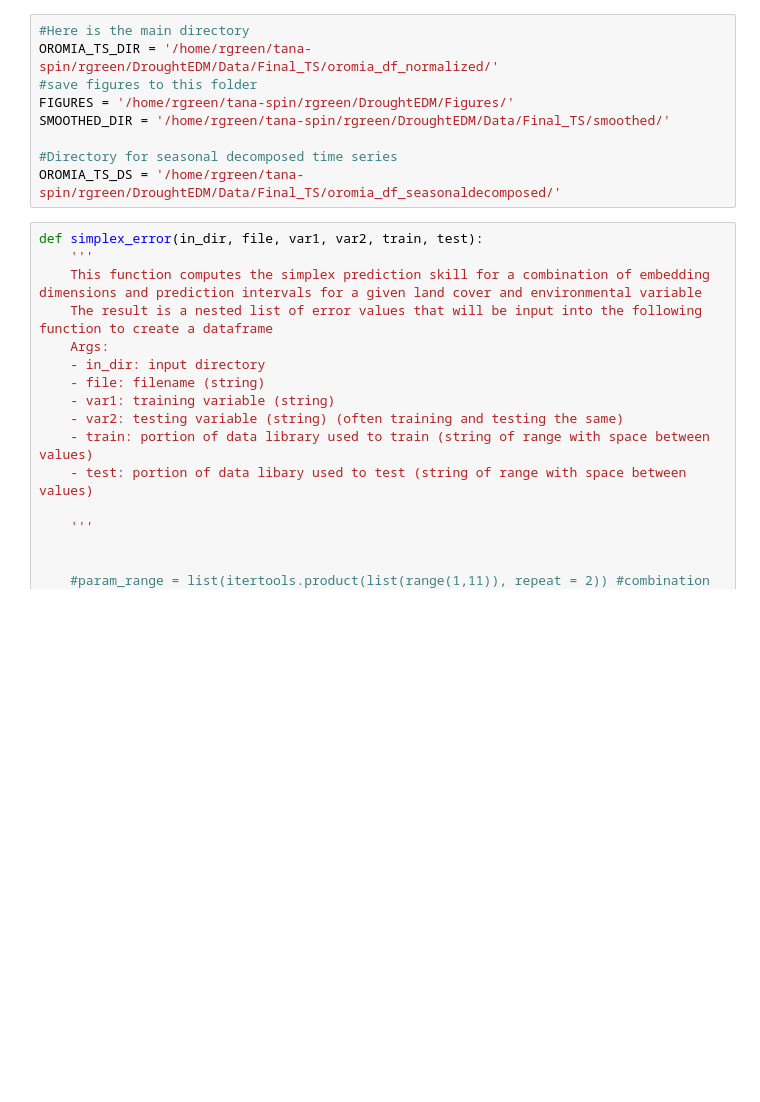
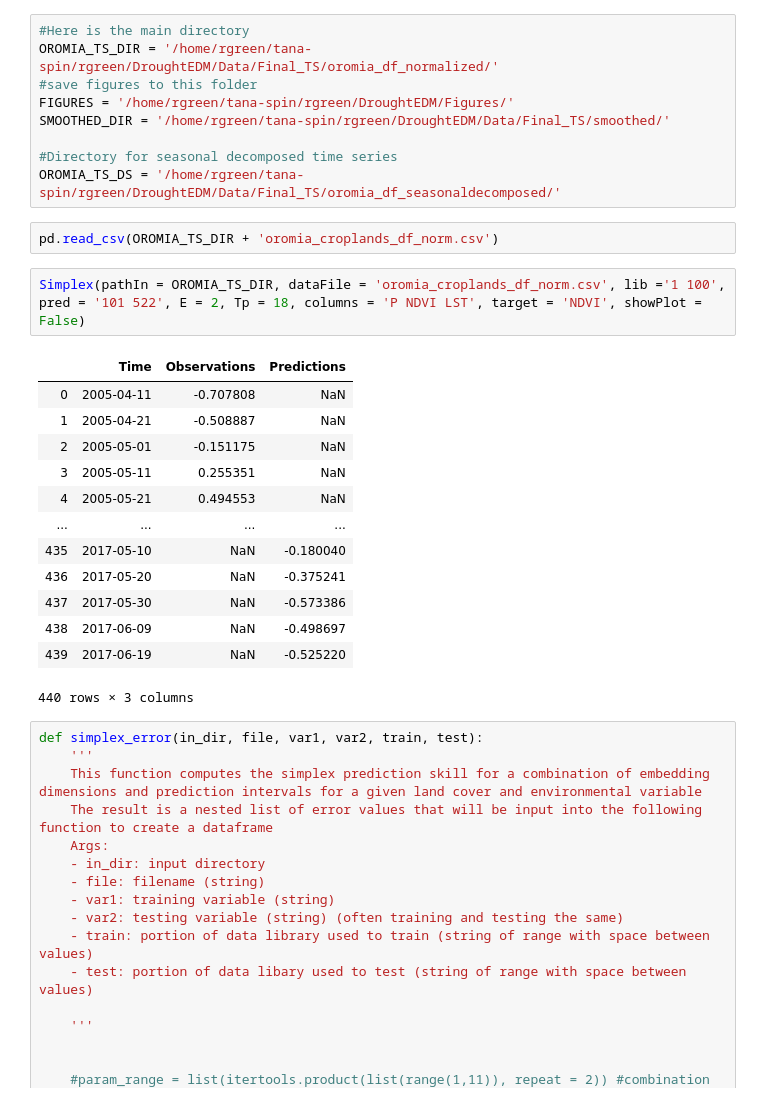
Before and after one commit to ecohydro/DroughtEDM, a Jupyter notebook: Notebooks/EDM/simplex.ipynb, the cells around one changed output. Drawn from its saved outputs; the diff is of its cells as text; blank space fills up the shorter version.

```diff
--- a/Notebooks/EDM/simplex.ipynb
+++ b/Notebooks/EDM/simplex.ipynb
@@ -19,6 +19,24 @@ SMOOTHED_DIR = '/home/rgreen/tana-spin/rgreen/DroughtEDM/Data/Final_TS/smoothed/
 
 #Directory for seasonal decomposed time series
 OROMIA_TS_DS = '/home/rgreen/tana-spin/rgreen/DroughtEDM/Data/Final_TS/oromia_df_seasonaldecomposed/'
+# %%
+pd.read_csv(OROMIA_TS_DIR + 'oromia_croplands_df_norm.csv')
+# %%
+Simplex(pathIn = OROMIA_TS_DIR, dataFile = 'oromia_croplands_df_norm.csv', lib ='1 100', pred = '101 522', E = 2, Tp = 18, columns = 'P NDVI LST', target = 'NDVI', showPlot = False)
+# %% [output]
+|  | Time | Observations | Predictions |
+| 0 | 2005-04-11 | -0.707808 | NaN |
+| 1 | 2005-04-21 | -0.508887 | NaN |
+| 2 | 2005-05-01 | -0.151175 | NaN |
+| 3 | 2005-05-11 | 0.255351 | NaN |
+| 4 | 2005-05-21 | 0.494553 | NaN |
+| ... | ... | ... | ... |
+| 435 | 2017-05-10 | NaN | -0.180040 |
+| 436 | 2017-05-20 | NaN | -0.375241 |
+| 437 | 2017-05-30 | NaN | -0.573386 |
+| 438 | 2017-06-09 | NaN | -0.498697 |
+| 439 | 2017-06-19 | NaN | -0.525220 |
+440 rows × 3 columns
 # %%
 def simplex_error(in_dir, file, var1, var2, train, test):
     '''
```
Also changed, not shown: parts of 1 cell of this notebook, 7 other files.
